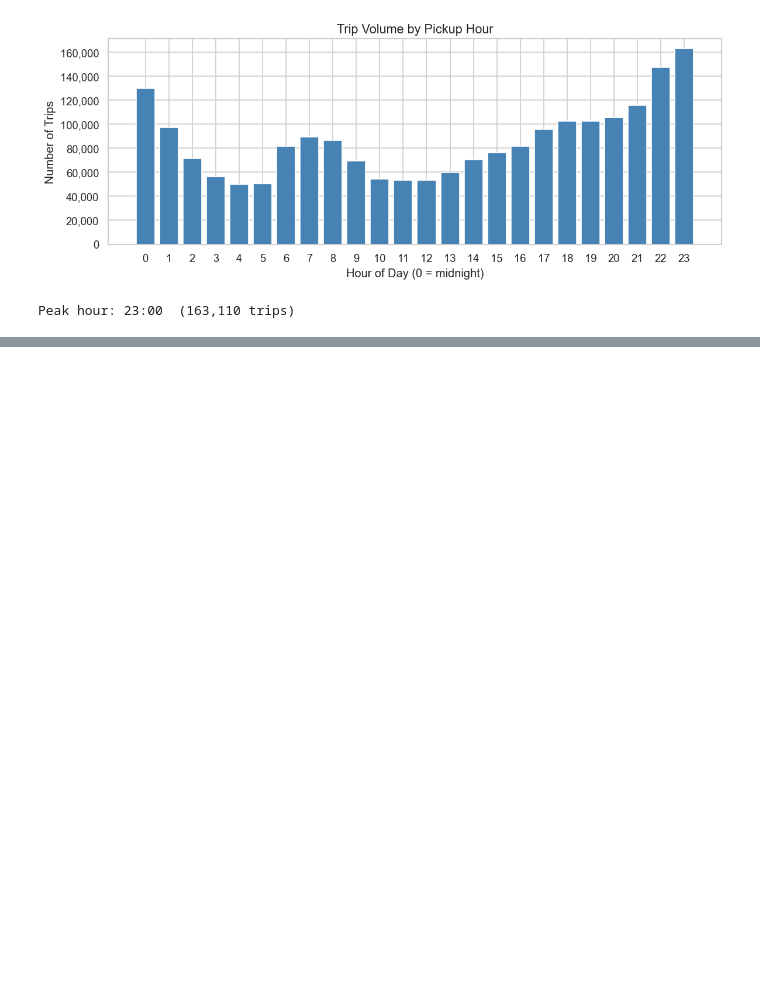
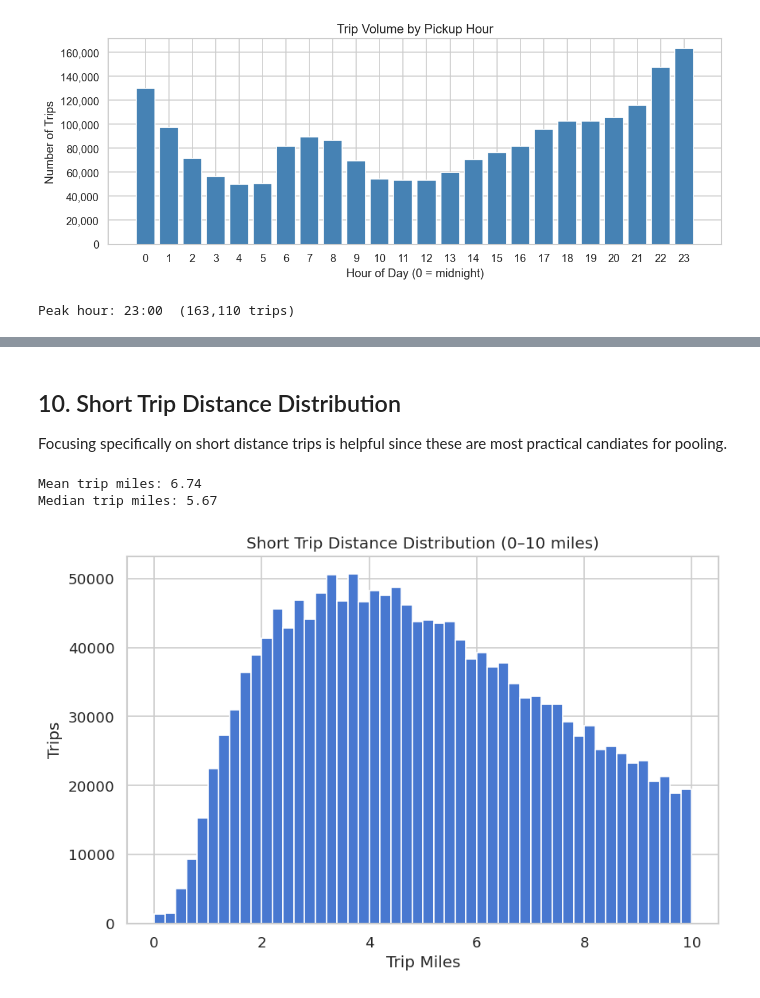
Before and after one commit to anushkasjadhav/MSE446-Optimization-Ride-Pooling-For-Emissions-Reduction, a Jupyter notebook: EDA/trip_distribution_eda.ipynb, the cells around one changed output, grey strips where cells are left out. Drawn from its saved outputs; the diff is of its cells as text; code cells hidden in the pictures; blank space fills up the shorter version.

```diff
--- a/EDA/trip_distribution_eda.ipynb
+++ b/EDA/trip_distribution_eda.ipynb
@@ -280,0 +362,23 @@ Peak hour: 23:00  (163,110 trips)
+# %% [markdown]
+## 10. Short Trip Distance Distribution
+
+Focusing specifically on short distance trips is helpful since these are most practical candiates for pooling.
+# %%
+# already done i think?
+short_trips = df[df["trip_miles"] <= 10]
+
+plt.figure(figsize=(8,5))
+
+plt.hist(short_trips["trip_miles"], bins=50)
+
+plt.title("Short Trip Distance Distribution (0–10 miles)")
+plt.xlabel("Trip Miles")
+plt.ylabel("Trips")
+print("Mean trip miles:", round(df["trip_miles"].mean(),2))
+print("Median trip miles:", round(df["trip_miles"].median(),2))
+
+plt.show()
+# %% [output]
+Mean trip miles: 6.74
+Median trip miles: 5.67
+[figure, added]
```
Also changed, not shown: parts of 10 cells of this notebook, 6 other files.
